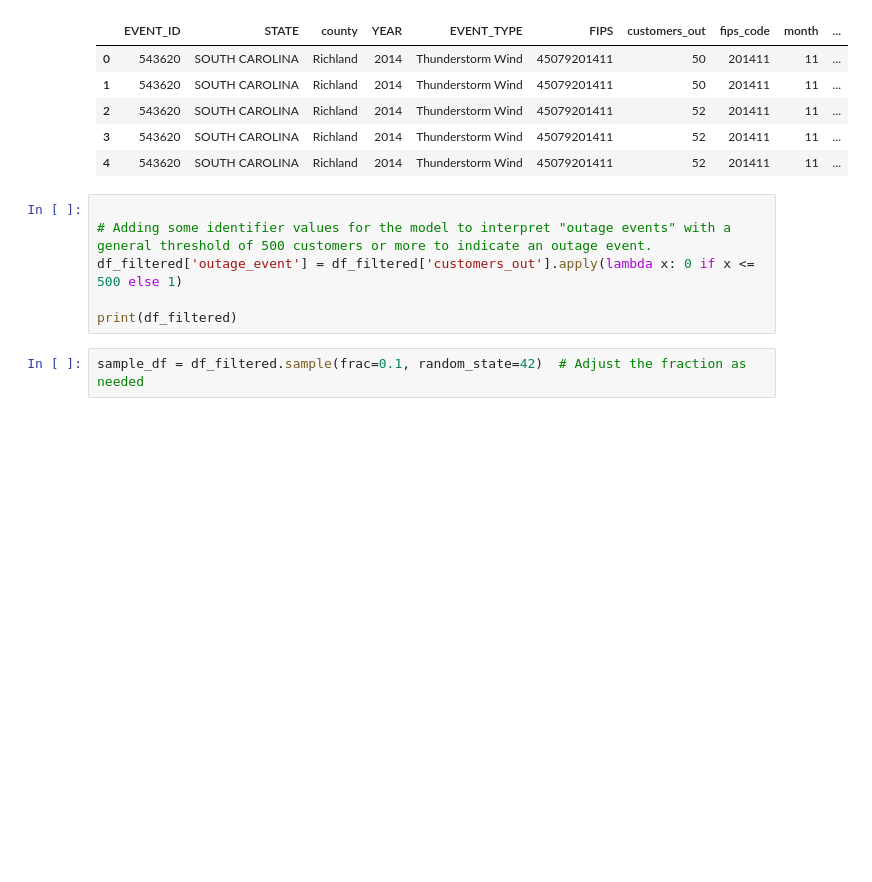
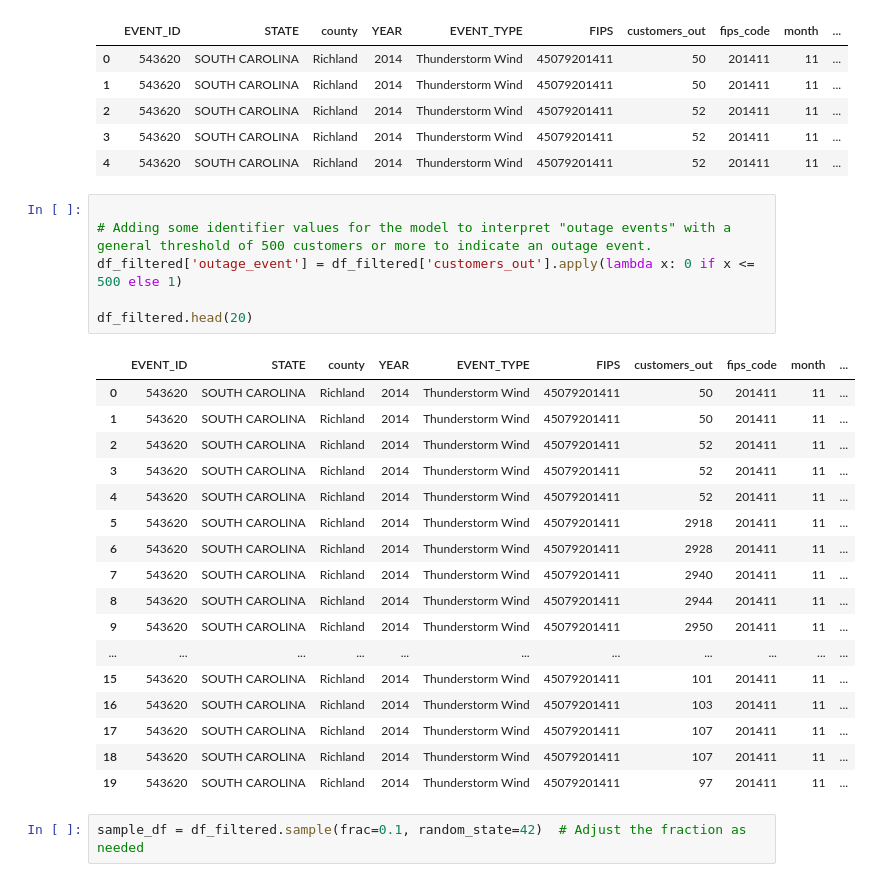
Before and after one commit to bseri0/prj_4, a Jupyter notebook: s3-outage-train.ipynb, the cells around one changed output. Saved outputs shown, nothing was run; the diff lists cells and outputs as text; blank space fills up the shorter version.

```diff
--- a/s3-outage-train.ipynb
+++ b/s3-outage-train.ipynb
@@ -244,9 +244,27 @@ df_filtered.head()
 # %%
 
 # Adding some identifier values for the model to interpret "outage events" with a general threshold of 500 customers or more to indicate an outage event.
 df_filtered['outage_event'] = df_filtered['customers_out'].apply(lambda x: 0 if x <= 500 else 1)
 
-print(df_filtered)
+df_filtered.head(20)
+# %% [output]
+|  | EVENT_ID | STATE | county | YEAR | EVENT_TYPE | FIPS | customers_out | fips_code | month | ... |
+| 0 | 543620 | SOUTH CAROLINA | Richland | 2014 | Thunderstorm Wind | 45079201411 | 50 | 201411 | 11 | ... |
+| 1 | 543620 | SOUTH CAROLINA | Richland | 2014 | Thunderstorm Wind | 45079201411 | 50 | 201411 | 11 | ... |
+| 2 | 543620 | SOUTH CAROLINA | Richland | 2014 | Thunderstorm Wind | 45079201411 | 52 | 201411 | 11 | ... |
+| 3 | 543620 | SOUTH CAROLINA | Richland | 2014 | Thunderstorm Wind | 45079201411 | 52 | 201411 | 11 | ... |
+| 4 | 543620 | SOUTH CAROLINA | Richland | 2014 | Thunderstorm Wind | 45079201411 | 52 | 201411 | 11 | ... |
+| 5 | 543620 | SOUTH CAROLINA | Richland | 2014 | Thunderstorm Wind | 45079201411 | 2918 | 201411 | 11 | ... |
+| 6 | 543620 | SOUTH CAROLINA | Richland | 2014 | Thunderstorm Wind | 45079201411 | 2928 | 201411 | 11 | ... |
+| 7 | 543620 | SOUTH CAROLINA | Richland | 2014 | Thunderstorm Wind | 45079201411 | 2940 | 201411 | 11 | ... |
+| 8 | 543620 | SOUTH CAROLINA | Richland | 2014 | Thunderstorm Wind | 45079201411 | 2944 | 201411 | 11 | ... |
+| 9 | 543620 | SOUTH CAROLINA | Richland | 2014 | Thunderstorm Wind | 45079201411 | 2950 | 201411 | 11 | ... |
+| ... | ... | ... | ... | ... | ... | ... | ... | ... | ... | ... |
+| 15 | 543620 | SOUTH CAROLINA | Richland | 2014 | Thunderstorm Wind | 45079201411 | 101 | 201411 | 11 | ... |
+| 16 | 543620 | SOUTH CAROLINA | Richland | 2014 | Thunderstorm Wind | 45079201411 | 103 | 201411 | 11 | ... |
+| 17 | 543620 | SOUTH CAROLINA | Richland | 2014 | Thunderstorm Wind | 45079201411 | 107 | 201411 | 11 | ... |
+| 18 | 543620 | SOUTH CAROLINA | Richland | 2014 | Thunderstorm Wind | 45079201411 | 107 | 201411 | 11 | ... |
+| 19 | 543620 | SOUTH CAROLINA | Richland | 2014 | Thunderstorm Wind | 45079201411 | 97 | 201411 | 11 | ... |
 # %%
 sample_df = df_filtered.sample(frac=0.1, random_state=42)  # Adjust the fraction as needed
 # %%
```
Also changed, not shown: parts of 17 cells of this notebook.
